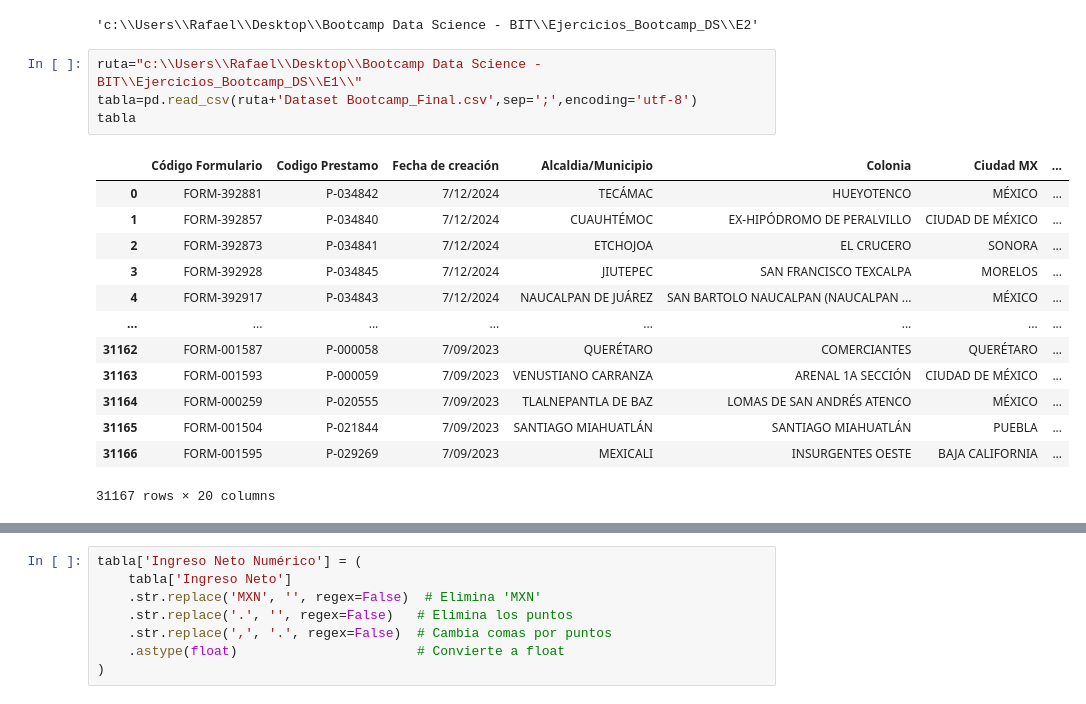
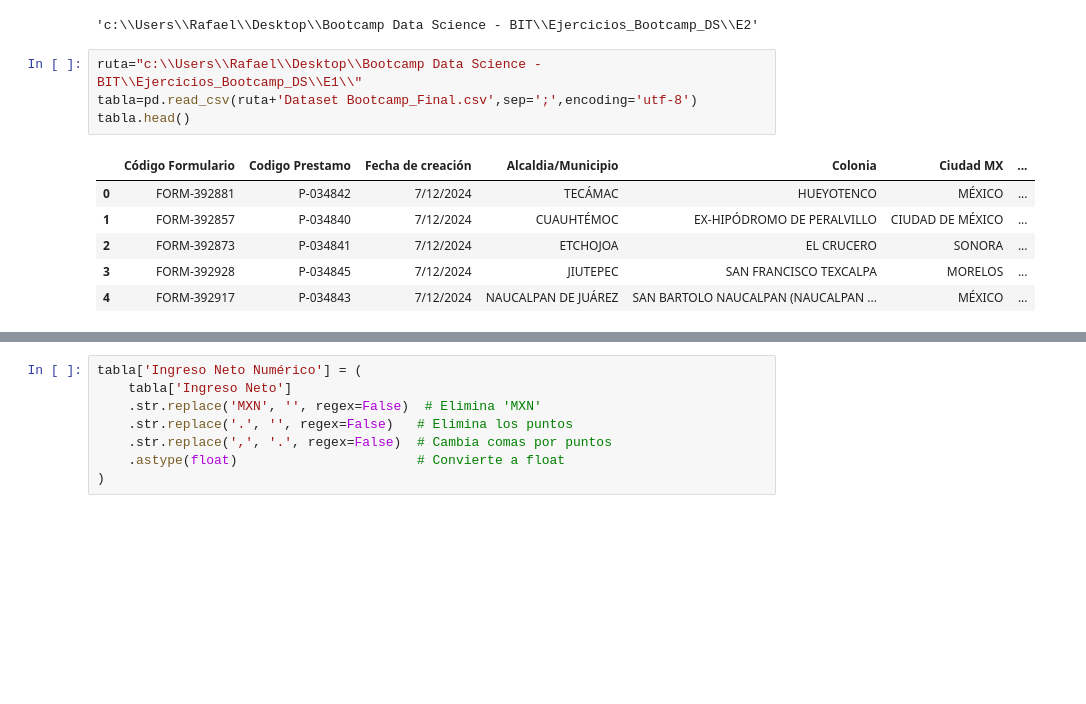
Before and after one commit to RafaelCipagautaCarvajal/Ejercicios_Bootcamp_DS, a Jupyter notebook: E2/Ejercicio2.ipynb, the cells around one changed output, grey strips where cells are left out. Drawn from its saved outputs; the diff is of its cells as text; blank space fills up the shorter version.

```diff
--- a/E2/Ejercicio2.ipynb
+++ b/E2/Ejercicio2.ipynb
@@ -29,18 +52,11 @@ import numpy as np
 # %%
 ruta="c:\\Users\\Rafael\\Desktop\\Bootcamp Data Science - BIT\\Ejercicios_Bootcamp_DS\\E1\\"
 tabla=pd.read_csv(ruta+'Dataset Bootcamp_Final.csv',sep=';',encoding='utf-8')
-tabla
+tabla.head()
 # %% [output]
 |  | Código Formulario | Codigo Prestamo | Fecha de creación | Alcaldia/Municipio | Colonia | Ciudad MX | ... |
 | 0 | FORM-392881 | P-034842 | 7/12/2024 | TECÁMAC | HUEYOTENCO | MÉXICO | ... |
 | 1 | FORM-392857 | P-034840 | 7/12/2024 | CUAUHTÉMOC | EX-HIPÓDROMO DE PERALVILLO | CIUDAD DE MÉXICO | ... |
 | 2 | FORM-392873 | P-034841 | 7/12/2024 | ETCHOJOA | EL CRUCERO | SONORA | ... |
 | 3 | FORM-392928 | P-034845 | 7/12/2024 | JIUTEPEC | SAN FRANCISCO TEXCALPA | MORELOS | ... |
 | 4 | FORM-392917 | P-034843 | 7/12/2024 | NAUCALPAN DE JUÁREZ | SAN BARTOLO NAUCALPAN (NAUCALPAN ... | MÉXICO | ... |
-| ... | ... | ... | ... | ... | ... | ... | ... |
-| 31162 | FORM-001587 | P-000058 | 7/09/2023 | QUERÉTARO | COMERCIANTES | QUERÉTARO | ... |
-| 31163 | FORM-001593 | P-000059 | 7/09/2023 | VENUSTIANO CARRANZA | ARENAL 1A SECCIÓN | CIUDAD DE MÉXICO | ... |
-| 31164 | FORM-000259 | P-020555 | 7/09/2023 | TLALNEPANTLA DE BAZ | LOMAS DE SAN ANDRÉS ATENCO | MÉXICO | ... |
-| 31165 | FORM-001504 | P-021844 | 7/09/2023 | SANTIAGO MIAHUATLÁN | SANTIAGO MIAHUATLÁN | PUEBLA | ... |
-| 31166 | FORM-001595 | P-029269 | 7/09/2023 | MEXICALI | INSURGENTES OESTE | BAJA CALIFORNIA | ... |
-31167 rows × 20 columns
```
Also changed, not shown: parts of 39 cells of this notebook.
